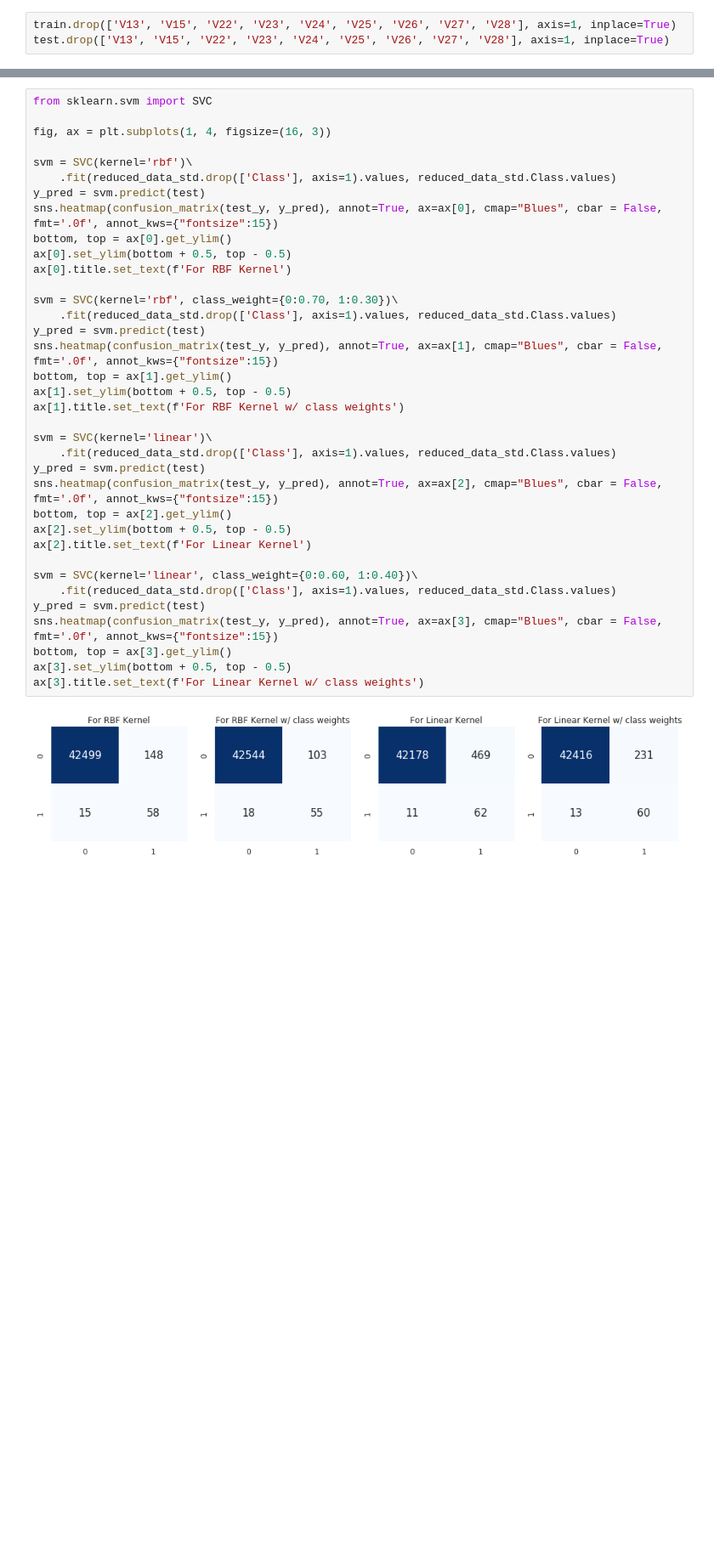
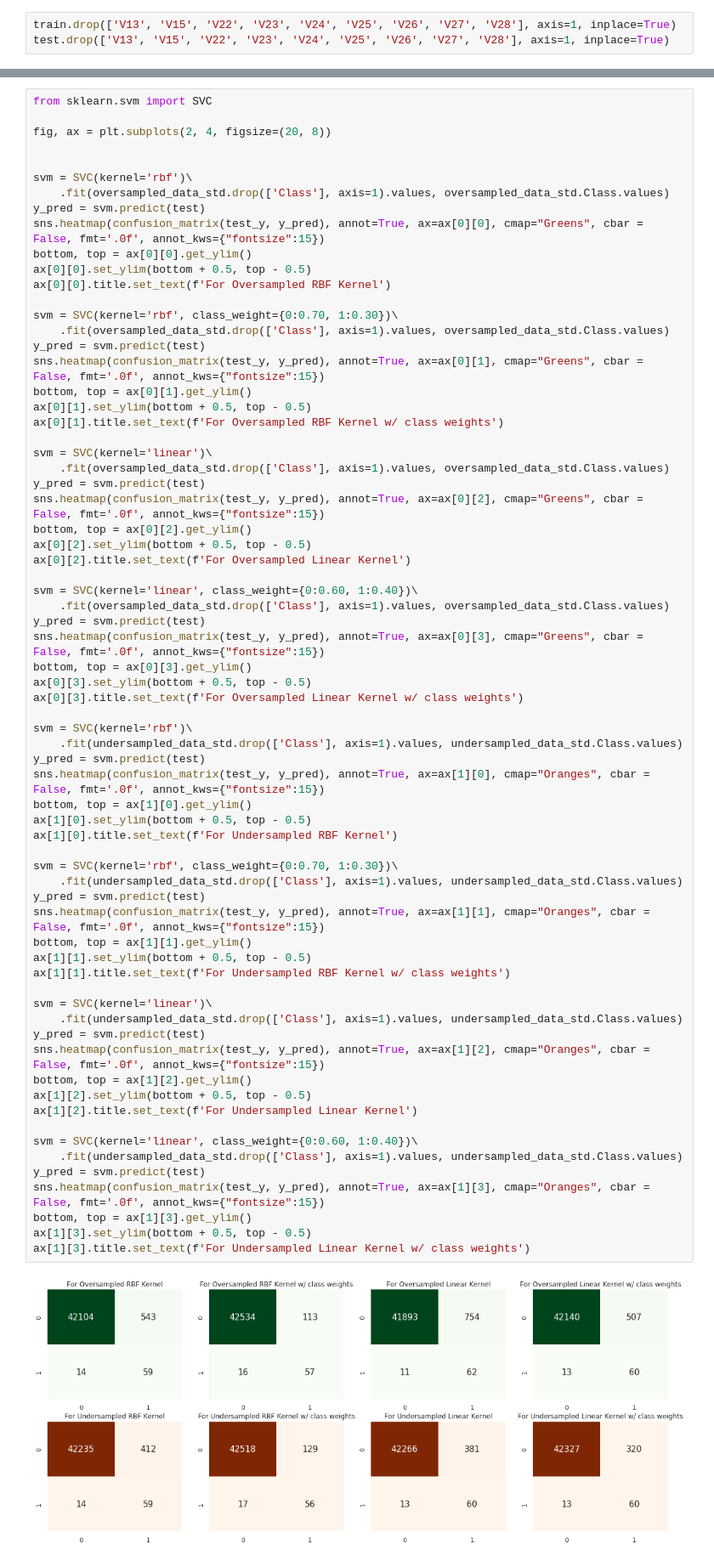
Before and after one commit to pjindal91/credit-card-fraud, a Jupyter notebook: credit-card-fraud.ipynb, the cells around one changed output, grey strips where cells are left out. Shown at 85% size. Saved outputs shown, nothing was run; the diff lists cells and outputs as text; blank space fills up the shorter version.

```diff
--- a/credit-card-fraud.ipynb
+++ b/credit-card-fraud.ipynb
@@ -164,38 +221,71 @@ ax[1].title.set_text(f'For L2 Penalty')
 # %%
 from sklearn.svm import SVC
 
-fig, ax = plt.subplots(1, 4, figsize=(16, 3))
+fig, ax = plt.subplots(2, 4, figsize=(20, 8))
+
 
 svm = SVC(kernel='rbf')\
-    .fit(reduced_data_std.drop(['Class'], axis=1).values, reduced_data_std.Class.values)
+    .fit(oversampled_data_std.drop(['Class'], axis=1).values, oversampled_data_std.Class.values)
 y_pred = svm.predict(test)
-sns.heatmap(confusion_matrix(test_y, y_pred), annot=True, ax=ax[0], cmap="Blues", cbar = False, fmt='.0f', annot_kws={"fontsize":15})
-bottom, top = ax[0].get_ylim()
-ax[0].set_ylim(bottom + 0.5, top - 0.5)
-ax[0].title.set_text(f'For RBF Kernel')
+sns.heatmap(confusion_matrix(test_y, y_pred), annot=True, ax=ax[0][0], cmap="Greens", cbar = False, fmt='.0f', annot_kws={"fontsize":15})
+bottom, top = ax[0][0].get_ylim()
+ax[0][0].set_ylim(bottom + 0.5, top - 0.5)
+ax[0][0].title.set_text(f'For Oversampled RBF Kernel')
 
 svm = SVC(kernel='rbf', class_weight={0:0.70, 1:0.30})\
-    .fit(reduced_data_std.drop(['Class'], axis=1).values, reduced_data_std.Class.values)
+    .fit(oversampled_data_std.drop(['Class'], axis=1).values, oversampled_data_std.Class.values)
 y_pred = svm.predict(test)
-sns.heatmap(confusion_matrix(test_y, y_pred), annot=True, ax=ax[1], cmap="Blues", cbar = False, fmt='.0f', annot_kws={"fontsize":15})
-bottom, top = ax[1].get_ylim()
-ax[1].set_ylim(bottom + 0.5, top - 0.5)
-ax[1].title.set_text(f'For RBF Kernel w/ class weights')
+sns.heatmap(confusion_matrix(test_y, y_pred), annot=True, ax=ax[0][1], cmap="Greens", cbar = False, fmt='.0f', annot_kws={"fontsize":15})
+bottom, top = ax[0][1].get_ylim()
+ax[0][1].set_ylim(bottom + 0.5, top - 0.5)
+ax[0][1].title.set_text(f'For Oversampled RBF Kernel w/ class weights')
 
 svm = SVC(kernel='linear')\
-    .fit(reduced_data_std.drop(['Class'], axis=1).values, reduced_data_std.Class.values)
+    .fit(oversampled_data_std.drop(['Class'], axis=1).values, oversampled_data_std.Class.values)
 y_pred = svm.predict(test)
-sns.heatmap(confusion_matrix(test_y, y_pred), annot=True, ax=ax[2], cmap="Blues", cbar = False, fmt='.0f', annot_kws={"fontsize":15})
-bottom, top = ax[2].get_ylim()
-ax[2].set_ylim(bottom + 0.5, top - 0.5)
-ax[2].title.set_text(f'For Linear Kernel')
+sns.heatmap(confusion_matrix(test_y, y_pred), annot=True, ax=ax[0][2], cmap="Greens", cbar = False, fmt='.0f', annot_kws={"fontsize":15})
+bottom, top = ax[0][2].get_ylim()
+ax[0][2].set_ylim(bottom + 0.5, top - 0.5)
+ax[0][2].title.set_text(f'For Oversampled Linear Kernel')
 
 svm = SVC(kernel='linear', class_weight={0:0.60, 1:0.40})\
-    .fit(reduced_data_std.drop(['Class'], axis=1).values, reduced_data_std.Class.values)
+    .fit(oversampled_data_std.drop(['Class'], axis=1).values, oversampled_data_std.Class.values)
 y_pred = svm.predict(test)
-sns.heatmap(confusion_matrix(test_y, y_pred), annot=True, ax=ax[3], cmap="Blues", cbar = False, fmt='.0f', annot_kws={"fontsize":15})
-bottom, top = ax[3].get_ylim()
-ax[3].set_ylim(bottom + 0.5, top - 0.5)
-ax[3].title.set_text(f'For Linear Kernel w/ class weights')
+sns.heatmap(confusion_matrix(test_y, y_pred), annot=True, ax=ax[0][3], cmap="Greens", cbar = False, fmt='.0f', annot_kws={"fontsize":15})
+bottom, top = ax[0][3].get_ylim()
+ax[0][3].set_ylim(bottom + 0.5, top - 0.5)
+ax[0][3].title.set_text(f'For Oversampled Linear Kernel w/ class weights')
+
+svm = SVC(kernel='rbf')\
+    .fit(undersampled_data_std.drop(['Class'], axis=1).values, undersampled_data_std.Class.values)
+y_pred = svm.predict(test)
+sns.heatmap(confusion_matrix(test_y, y_pred), annot=True, ax=ax[1][0], cmap="Oranges", cbar = False, fmt='.0f', annot_kws={"fontsize":15})
+bottom, top = ax[1][0].get_ylim()
+ax[1][0].set_ylim(bottom + 0.5, top - 0.5)
+ax[1][0].title.set_text(f'For Undersampled RBF Kernel')
+
+svm = SVC(kernel='rbf', class_weight={0:0.70, 1:0.30})\
+    .fit(undersampled_data_std.drop(['Class'], axis=1).values, undersampled_data_std.Class.values)
+y_pred = svm.predict(test)
+sns.heatmap(confusion_matrix(test_y, y_pred), annot=True, ax=ax[1][1], cmap="Oranges", cbar = False, fmt='.0f', annot_kws={"fontsize":15})
+bottom, top = ax[1][1].get_ylim()
+ax[1][1].set_ylim(bottom + 0.5, top - 0.5)
+ax[1][1].title.set_text(f'For Undersampled RBF Kernel w/ class weights')
+
+svm = SVC(kernel='linear')\
+    .fit(undersampled_data_std.drop(['Class'], axis=1).values, undersampled_data_std.Class.values)
+y_pred = svm.predict(test)
+sns.heatmap(confusion_matrix(test_y, y_pred), annot=True, ax=ax[1][2], cmap="Oranges", cbar = False, fmt='.0f', annot_kws={"fontsize":15})
+bottom, top = ax[1][2].get_ylim()
+ax[1][2].set_ylim(bottom + 0.5, top - 0.5)
+ax[1][2].title.set_text(f'For Undersampled Linear Kernel')
+
+svm = SVC(kernel='linear', class_weight={0:0.60, 1:0.40})\
+    .fit(undersampled_data_std.drop(['Class'], axis=1).values, undersampled_data_std.Class.values)
+y_pred = svm.predict(test)
+sns.heatmap(confusion_matrix(test_y, y_pred), annot=True, ax=ax[1][3], cmap="Oranges", cbar = False, fmt='.0f', annot_kws={"fontsize":15})
+bottom, top = ax[1][3].get_ylim()
+ax[1][3].set_ylim(bottom + 0.5, top - 0.5)
+ax[1][3].title.set_text(f'For Undersampled Linear Kernel w/ class weights')
 # %% [output]
-[figure, old version]
+[figure, new version]
```
Also changed, not shown: parts of 23 cells of this notebook, 1 other file.
